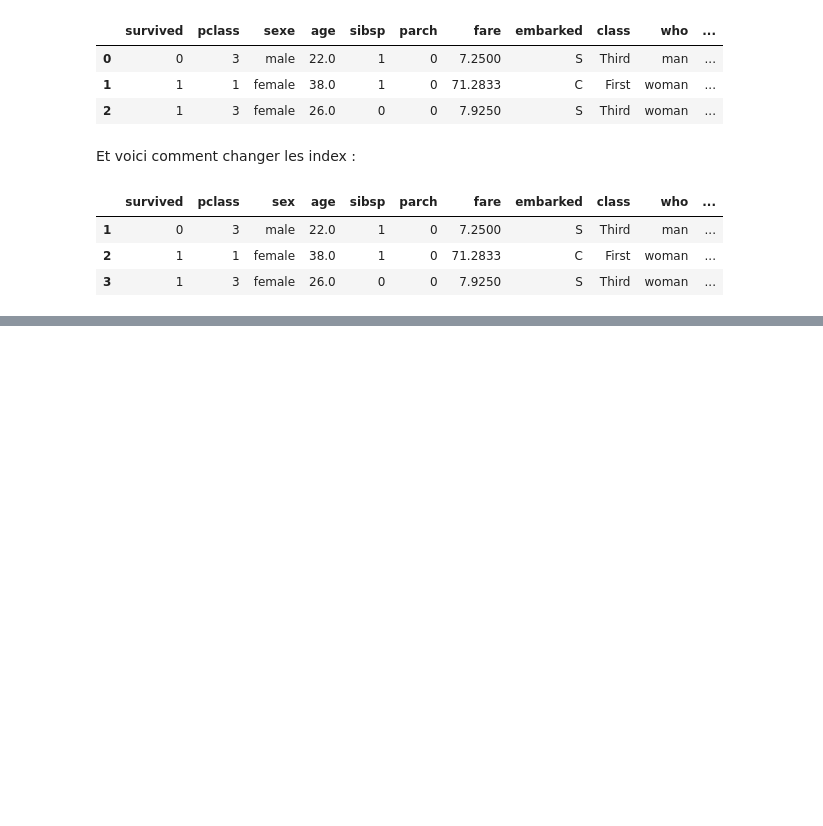
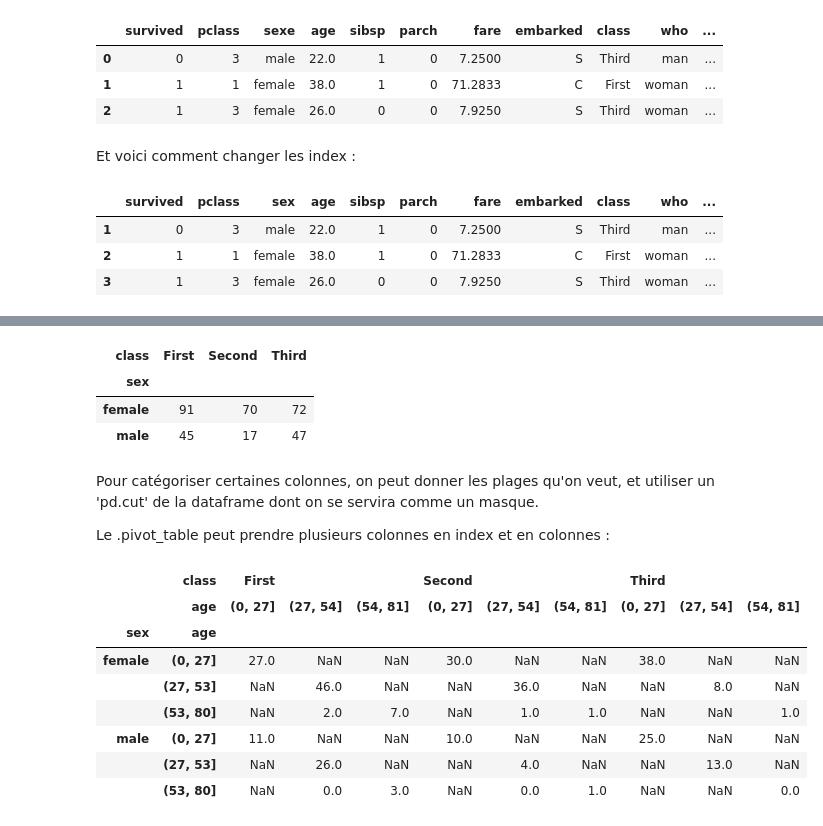
Before and after one commit to SmellyArmure/04-Jupyter, a Jupyter notebook: PandasDemo.ipynb, the cells around one changed output, grey strips where cells are left out. Drawn from its saved outputs; the diff is of its cells as text; code cells hidden in the pictures; blank space fills up the shorter version.

```diff
--- a/PandasDemo.ipynb
+++ b/PandasDemo.ipynb
@@ -347,0 +348,38 @@ titanic.pivot_table('survived', index='sex', columns='class')
+# %%
+titanic.pivot_table('survived', index='sex', columns='class', aggfunc="sum")
+# %% [output]
+| class | First | Second | Third |
+| sex |  |  |  |
+| female | 91 | 70 | 72 |
+| male | 45 | 17 | 47 |
+# %% [markdown]
+Pour catégoriser certaines colonnes, on peut donner les plages qu'on veut, et utiliser un 'pd.cut' de la dataframe dont on se servira comme un masque.
+
+Le .pivot_table peut prendre plusieurs colonnes en index et en colonnes :
+# %%
+# ne pas considérer les lignes qui n'ont pas l'âge renseigner (sans modifier la dataframe de départ)
+titanic_bis = titanic.dropna(subset=['age'],inplace=False)
+
+# pour faire 3 catégories égales, en nombres entiers, quels que soient les âges
+age_max = np.max(titanic.age[titanic_bis.index.values])
+age_min = np.min(titanic.age[titanic_bis.index.values])
+cat_age = np.array(np.around(np.linspace(age_min,age_max,4),decimals=0), int)
+fare_max = np.max(titanic.fare[titanic_bis.index.values])
+fare_min = np.min(titanic.fare[titanic_bis.index.values])
+cat_fare = np.array(np.around(np.linspace(fare_min,fare_max,20),decimals=0), int)
+
+# pour afficher un tableau croisé avec plusieurs sous-index et sous-colonnes
+mask_cut_age = pd.cut(titanic_bis['age'], cat_age) # découpe les âges en tronçons
+mask_cut_fare = pd.cut(titanic_bis['age'], cat_fare) # découpe les âges en tronçons
+
+titanic_bis.pivot_table('survived', ['sex', mask_cut_age], ['class', mask_cut_fare],aggfunc="sum")
+# %% [output]
+|  | class | First |  |  | Second |  |  | Third |  |  |
+|  | age | (0, 27] | (27, 54] | (54, 81] | (0, 27] | (27, 54] | (54, 81] | (0, 27] | (27, 54] | (54, 81] |
+| sex | age |  |  |  |  |  |  |  |  |  |
+| female | (0, 27] | 27.0 | NaN | NaN | 30.0 | NaN | NaN | 38.0 | NaN | NaN |
+|  | (27, 53] | NaN | 46.0 | NaN | NaN | 36.0 | NaN | NaN | 8.0 | NaN |
+|  | (53, 80] | NaN | 2.0 | 7.0 | NaN | 1.0 | 1.0 | NaN | NaN | 1.0 |
+| male | (0, 27] | 11.0 | NaN | NaN | 10.0 | NaN | NaN | 25.0 | NaN | NaN |
+|  | (27, 53] | NaN | 26.0 | NaN | NaN | 4.0 | NaN | NaN | 13.0 | NaN |
+|  | (53, 80] | NaN | 0.0 | 3.0 | NaN | 0.0 | 1.0 | NaN | NaN | 0.0 |
```
Also changed, not shown: parts of 8 cells of this notebook.
